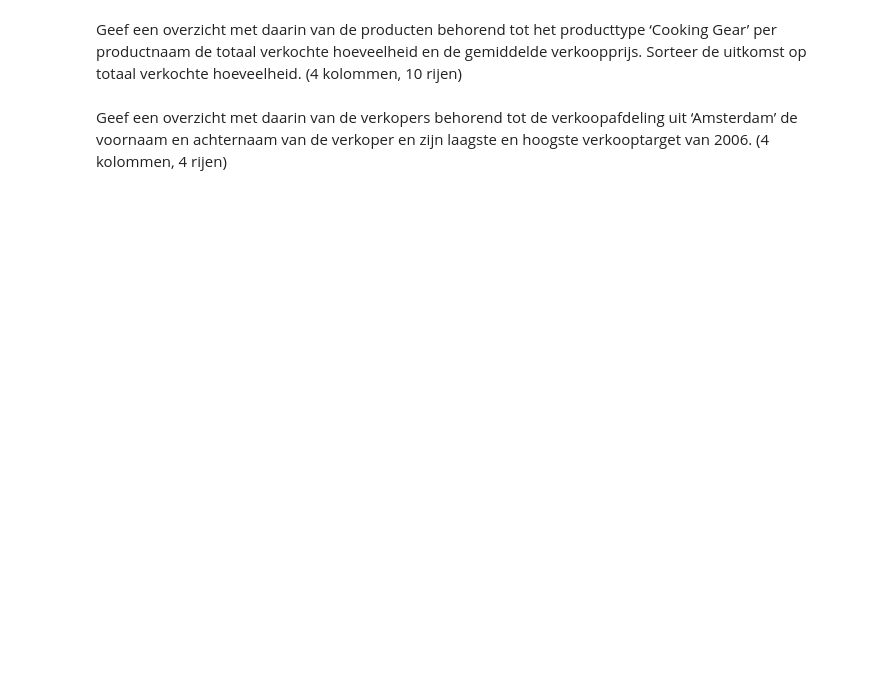
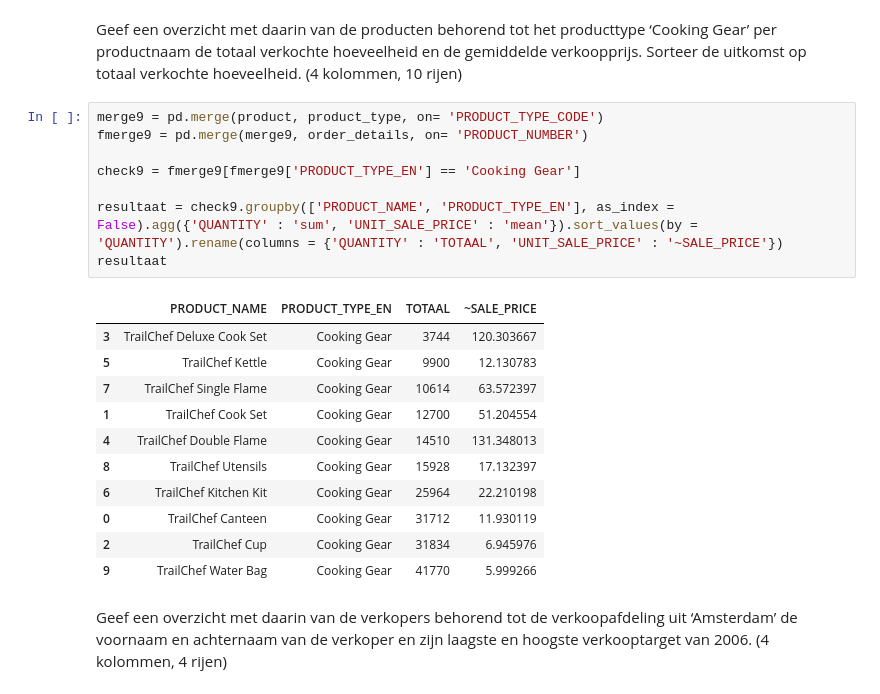
Before and after one commit to HumbertodeCastro/DEDS_portofolio, a Jupyter notebook: Practicum_2.3_Opdrachten.ipynb, the cells around one changed output. Saved outputs shown, nothing was run; the diff lists cells and outputs as text; blank space fills up the shorter version.

```diff
--- a/Practicum_2.3_Opdrachten.ipynb
+++ b/Practicum_2.3_Opdrachten.ipynb
@@ -239,4 +522,24 @@ Geef een overzicht met daarin per land het aantal vestigingen van klanten die zi
 # %% [markdown]
 Geef een overzicht met daarin van de producten behorend tot het producttype ‘Cooking Gear’ per productnaam de totaal verkochte hoeveelheid en de gemiddelde verkoopprijs. Sorteer de uitkomst op totaal verkochte hoeveelheid. (4 kolommen, 10 rijen)
+# %%
+merge9 = pd.merge(product, product_type, on= 'PRODUCT_TYPE_CODE')
+fmerge9 = pd.merge(merge9, order_details, on= 'PRODUCT_NUMBER')
+
+check9 = fmerge9[fmerge9['PRODUCT_TYPE_EN'] == 'Cooking Gear']
+
+resultaat = check9.groupby(['PRODUCT_NAME', 'PRODUCT_TYPE_EN'], as_index = False).agg({'QUANTITY' : 'sum', 'UNIT_SALE_PRICE' : 'mean'}).sort_values(by = 'QUANTITY').rename(columns = {'QUANTITY' : 'TOTAAL', 'UNIT_SALE_PRICE' : '~SALE_PRICE'})
+resultaat
+# %% [output]
+|  | PRODUCT_NAME | PRODUCT_TYPE_EN | TOTAAL | ~SALE_PRICE |
+| 3 | TrailChef Deluxe Cook Set | Cooking Gear | 3744 | 120.303667 |
+| 5 | TrailChef Kettle | Cooking Gear | 9900 | 12.130783 |
+| 7 | TrailChef Single Flame | Cooking Gear | 10614 | 63.572397 |
+| 1 | TrailChef Cook Set | Cooking Gear | 12700 | 51.204554 |
+| 4 | TrailChef Double Flame | Cooking Gear | 14510 | 131.348013 |
+| 8 | TrailChef Utensils | Cooking Gear | 15928 | 17.132397 |
+| 6 | TrailChef Kitchen Kit | Cooking Gear | 25964 | 22.210198 |
+| 0 | TrailChef Canteen | Cooking Gear | 31712 | 11.930119 |
+| 2 | TrailChef Cup | Cooking Gear | 31834 | 6.945976 |
+| 9 | TrailChef Water Bag | Cooking Gear | 41770 | 5.999266 |
 # %% [markdown]
 Geef een overzicht met daarin van de verkopers behorend tot de verkoopafdeling uit ‘Amsterdam’ de voornaam en achternaam van de verkoper en zijn laagste en hoogste verkooptarget van 2006. (4 kolommen, 4 rijen)
```
Also changed, not shown: parts of 33 cells of this notebook, 6 other files.
